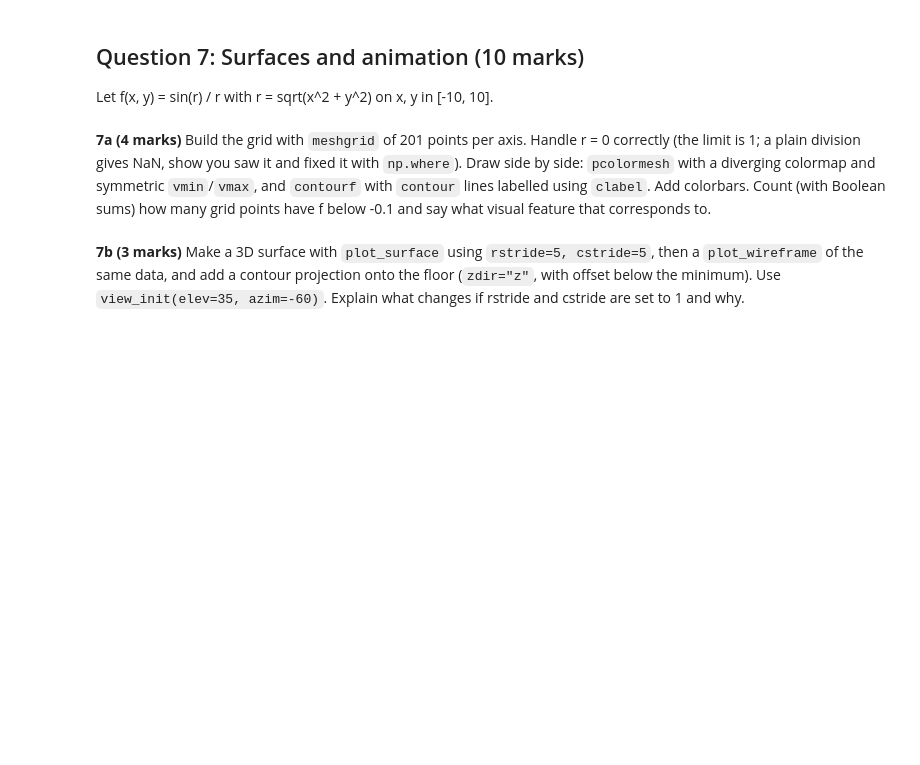
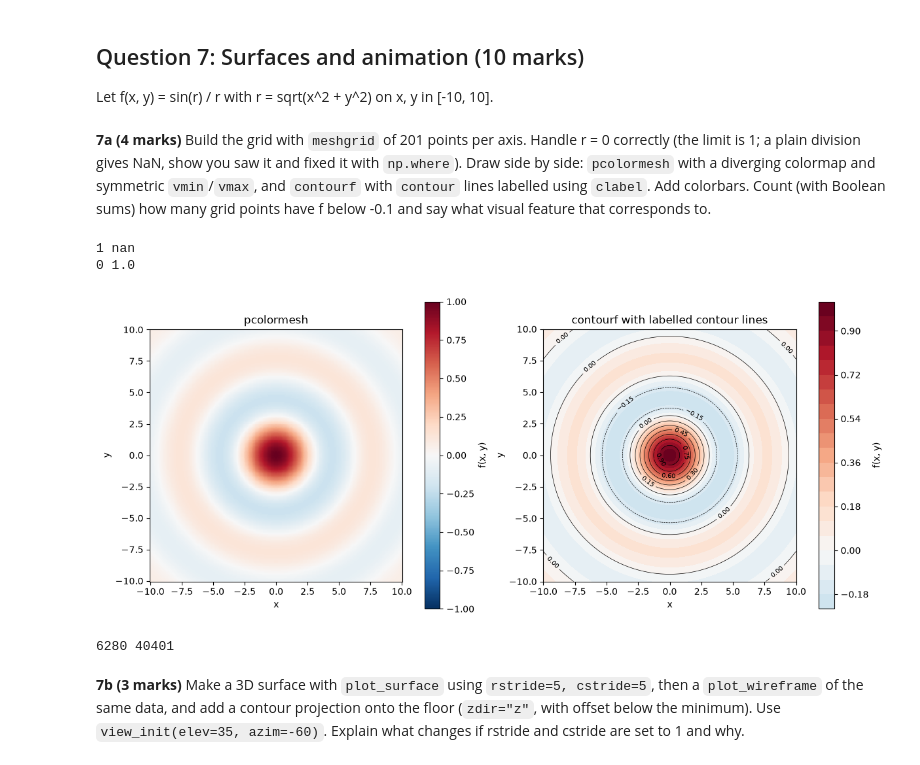
Before and after one commit to Zoya-waheed/PAI-A3-25F-0014, a Jupyter notebook: Assignment3_Programming_for_AI.ipynb, the cells around one changed output. Saved outputs shown, nothing was run; the diff lists cells and outputs as text; code cells hidden in the pictures; blank space fills up the shorter version.

```diff
--- a/Assignment3_Programming_for_AI.ipynb
+++ b/Assignment3_Programming_for_AI.ipynb
@@ -770,2 +770,43 @@ Let f(x, y) = sin(r) / r with r = sqrt(x^2 + y^2) on x, y in [-10, 10].
+# %%
+# YOUR CODE HERE
+x = np.linspace(-10, 10, 201)
+y = np.linspace(-10, 10, 201)
+X, Y = np.meshgrid(x, y)
+r = np.sqrt(X**2 + Y**2)
+
+with np.errstate(divide='ignore', invalid='ignore'):
+    Z_plain = np.sin(r) / r
+print(np.isnan(Z_plain).sum(), Z_plain[100, 100])
+
+Z = np.where(r == 0, 1.0, Z_plain)
+print(np.isnan(Z).sum(), Z[100, 100])
+
+limit = np.abs(Z).max()
+fig, (ax1, ax2) = plt.subplots(1, 2, figsize=(12, 5), layout='constrained')
+
+pc = ax1.pcolormesh(X, Y, Z, cmap='RdBu_r', vmin=-limit, vmax=limit, shading='auto')
+fig.colorbar(pc, ax=ax1, label='f(x, y)')
+ax1.set_title('pcolormesh')
+ax1.set_xlabel('x')
+ax1.set_ylabel('y')
+ax1.set_aspect('equal')
+
+cf = ax2.contourf(X, Y, Z, levels=20, cmap='RdBu_r', vmin=-limit, vmax=limit)
+cs = ax2.contour(X, Y, Z, levels=10, colors='black', linewidths=0.5)
+ax2.clabel(cs, inline=True, fontsize=7)
+fig.colorbar(cf, ax=ax2, label='f(x, y)')
+ax2.set_title('contourf with labelled contour lines')
+ax2.set_xlabel('x')
+ax2.set_ylabel('y')
+ax2.set_aspect('equal')
+plt.show()
+
+below = Z < -0.1
+print(below.sum(), Z.size)
+# %% [output]
+1 nan
+0 1.0
+[figure, added]
+6280 40401
 # %% [markdown]
 **7b (3 marks)** Make a 3D surface with `plot_surface` using `rstride=5, cstride=5`, then a `plot_wireframe` of the same data, and add a contour projection onto the floor (`zdir="z"`, with offset below the minimum). Use `view_init(elev=35, azim=-60)`. Explain what changes if rstride and cstride are set to 1 and why.
```
Also changed, not shown: parts of 6 cells of this notebook, 1 other file.
